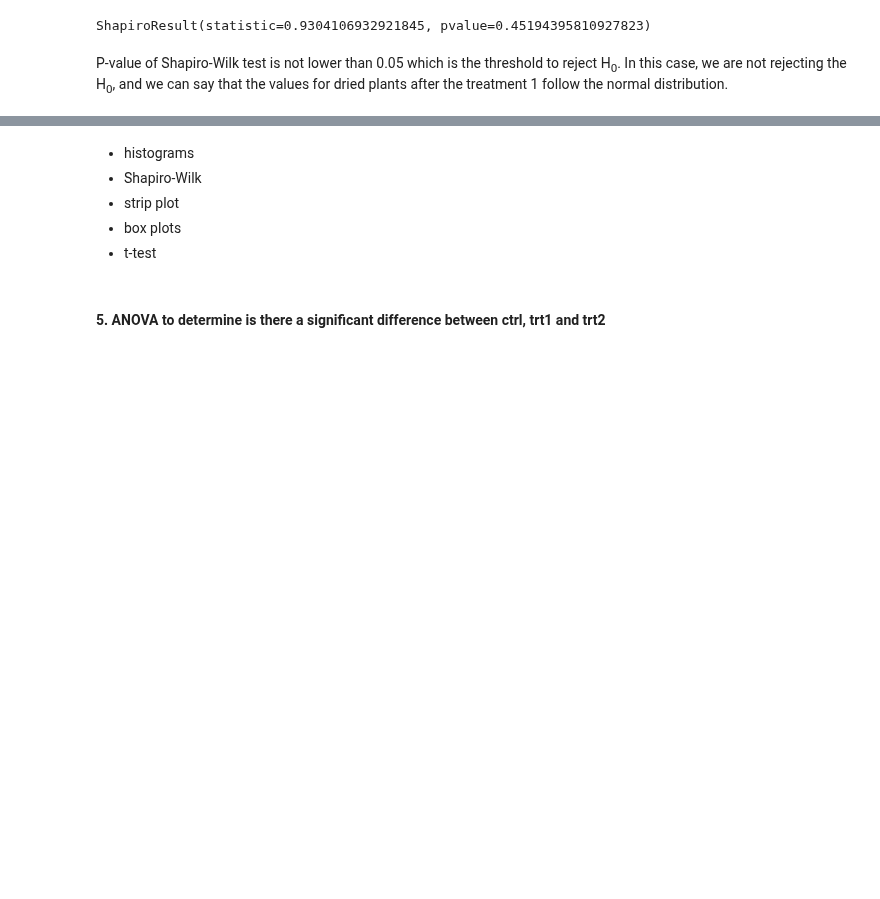
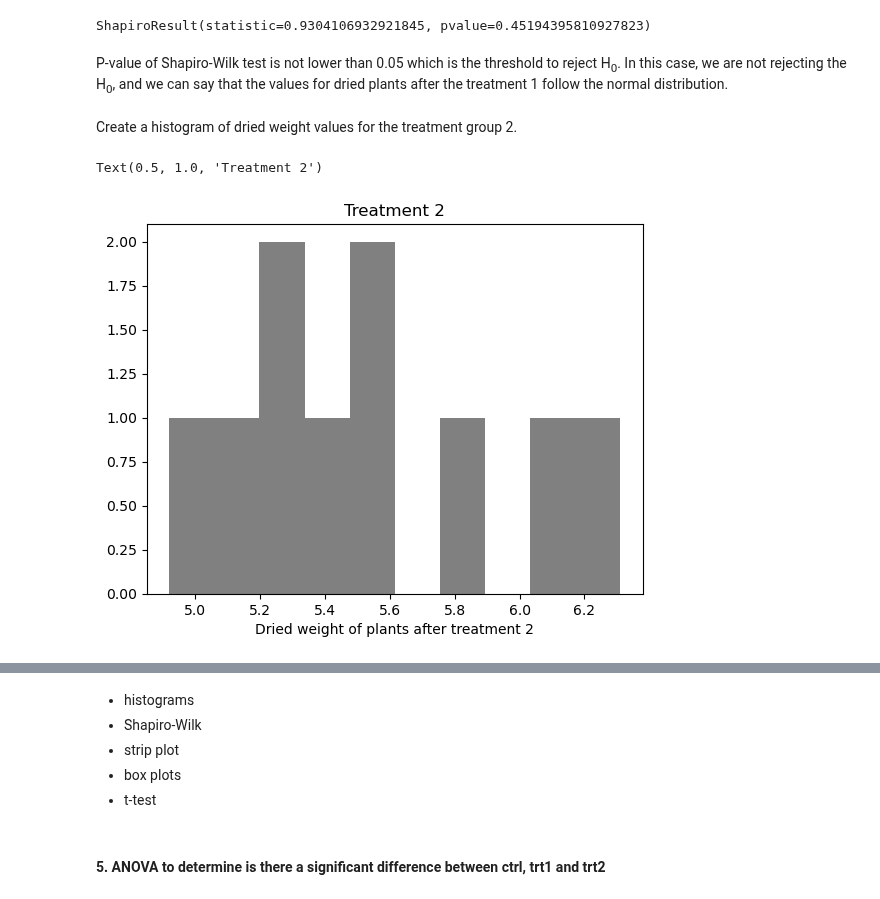
Before and after one commit to Tanja888/applied_statistics, a Jupyter notebook: project.ipynb, the cells around one changed output, grey strips where cells are left out. Drawn from its saved outputs; the diff is of its cells as text; code cells hidden in the pictures; blank space fills up the shorter version.

Commit message:
Plotting histograms for weight after treatment 1 and 2

```diff
--- a/project.ipynb
+++ b/project.ipynb
@@ -168,3 +168,17 @@ stats.shapiro(trt1_group)
 ShapiroResult(statistic=0.9304106932921845, pvalue=0.45194395810927823)
 # %% [markdown]
 P-value of Shapiro-Wilk test is not lower than 0.05 which is the threshold to reject H<sub>0</sub>. In this case, we are not rejecting the H<sub>0</sub>, and we can say that the values for dried plants after the treatment 1 follow the normal distribution.
+# %% [markdown]
+Create a histogram of dried weight values for the treatment group 2.
+# %%
+# Plot the treatment group 1
+plt.hist(trt2_group, color='grey')
+
+# Add a label to the x-axis
+plt.xlabel("Dried weight of plants after treatment 2")
+
+# Add a title to the plot
+plt.title("Treatment 2")
+# %% [output]
+Text(0.5, 1.0, 'Treatment 2')
+[figure, added]
```
Also changed, not shown: parts of 6 cells of this notebook.
